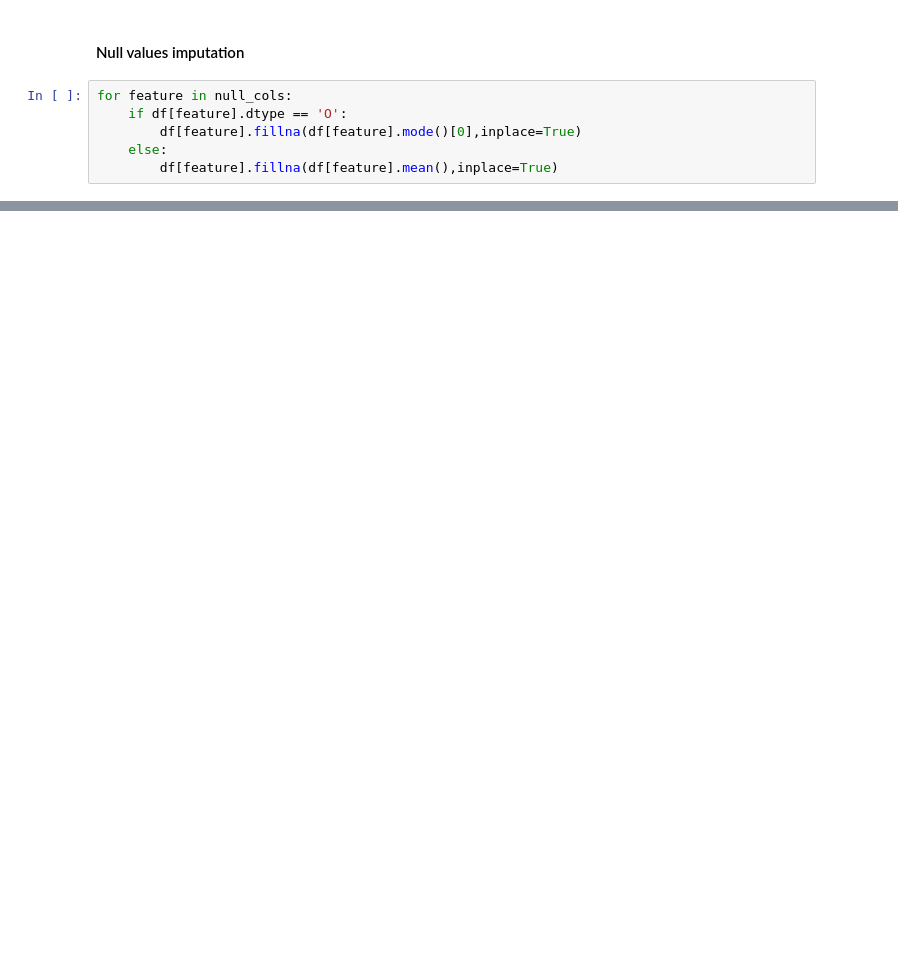
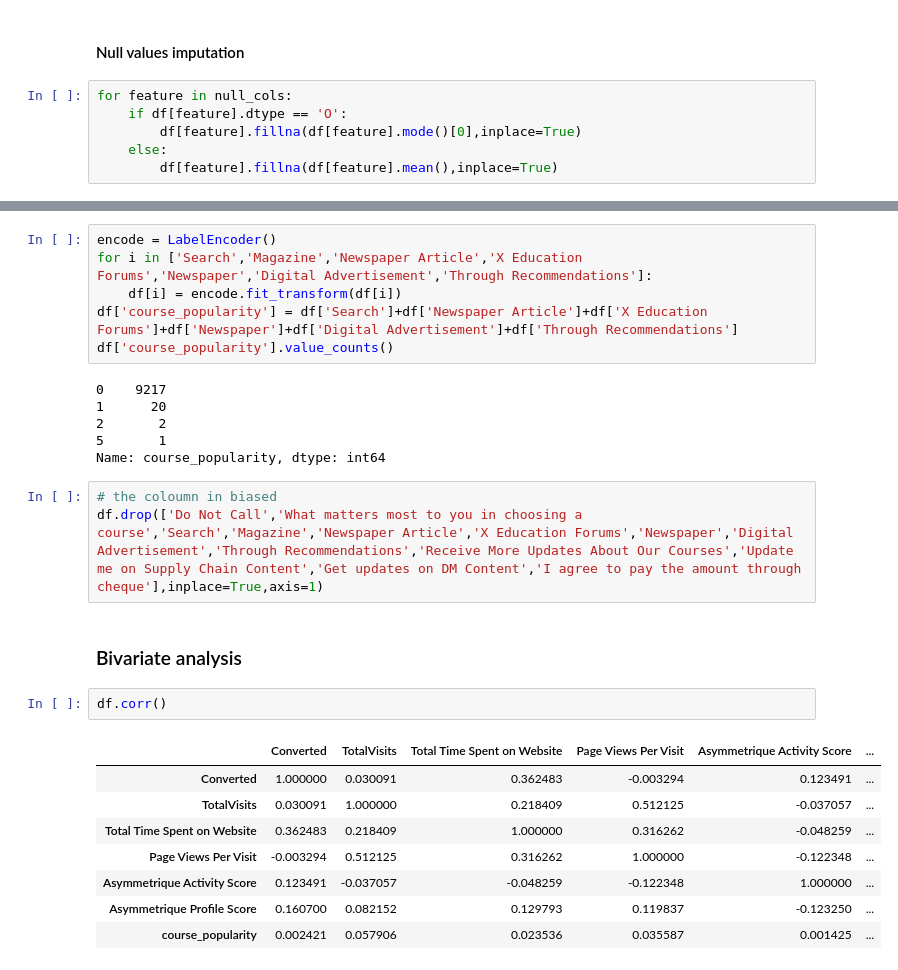
Before and after one commit to Hemanthhm222/Exploratory-data-analysis, a Jupyter notebook: LEADS EDA.ipynb, the cells around one changed output, grey strips where cells are left out. Cells and saved outputs as stored; diff of their text form; blank space fills up the shorter version.

```diff
--- a/LEADS EDA.ipynb
+++ b/LEADS EDA.ipynb
@@ -196,0 +385,28 @@ Name: Asymmetrique Profile Index, dtype: int64
+# %%
+encode = LabelEncoder()
+for i in ['Search','Magazine','Newspaper Article','X Education Forums','Newspaper','Digital Advertisement','Through Recommendations']:
+    df[i] = encode.fit_transform(df[i])
+df['course_popularity'] = df['Search']+df['Newspaper Article']+df['X Education Forums']+df['Newspaper']+df['Digital Advertisement']+df['Through Recommendations']
+df['course_popularity'].value_counts()
+# %% [output]
+0    9217
+1      20
+2       2
+5       1
+Name: course_popularity, dtype: int64
+# %%
+# the coloumn in biased
+df.drop(['Do Not Call','What matters most to you in choosing a course','Search','Magazine','Newspaper Article','X Education Forums','Newspaper','Digital Advertisement','Through Recommendations','Receive More Updates About Our Courses','Update me on Supply Chain Content','Get updates on DM Content','I agree to pay the amount through cheque'],inplace=True,axis=1)
+# %% [markdown]
+### Bivariate analysis
+# %%
+df.corr()
+# %% [output]
+|  | Converted | TotalVisits | Total Time Spent on Website | Page Views Per Visit | Asymmetrique Activity Score | ... |
+| Converted | 1.000000 | 0.030091 | 0.362483 | -0.003294 | 0.123491 | ... |
+| TotalVisits | 0.030091 | 1.000000 | 0.218409 | 0.512125 | -0.037057 | ... |
+| Total Time Spent on Website | 0.362483 | 0.218409 | 1.000000 | 0.316262 | -0.048259 | ... |
+| Page Views Per Visit | -0.003294 | 0.512125 | 0.316262 | 1.000000 | -0.122348 | ... |
+| Asymmetrique Activity Score | 0.123491 | -0.037057 | -0.048259 | -0.122348 | 1.000000 | ... |
+| Asymmetrique Profile Score | 0.160700 | 0.082152 | 0.129793 | 0.119837 | -0.123250 | ... |
+| course_popularity | 0.002421 | 0.057906 | 0.023536 | 0.035587 | 0.001425 | ... |
```
Also changed, not shown: parts of 7 cells of this notebook.
